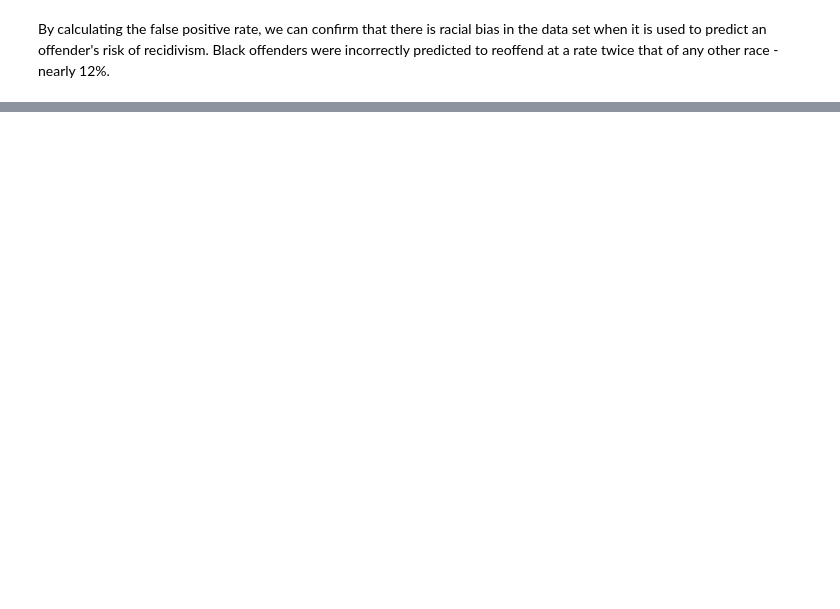
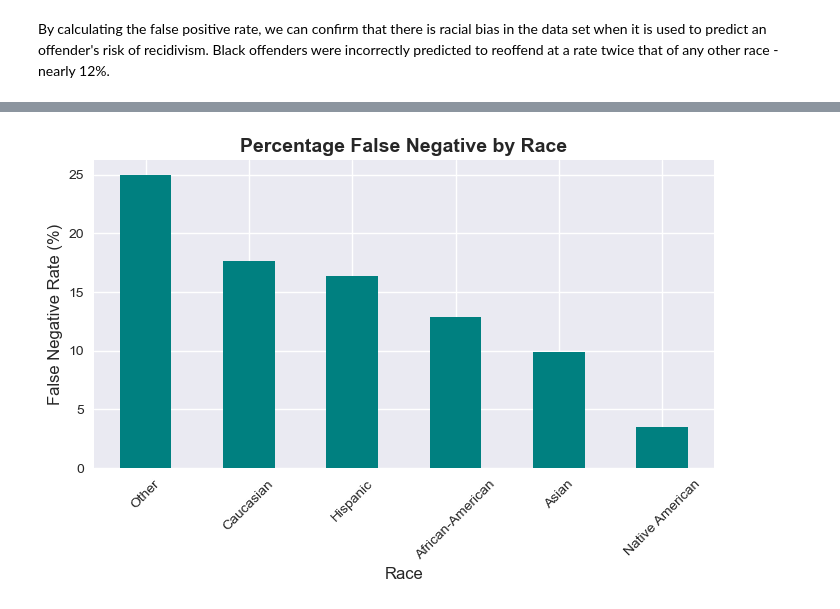
Before and after one commit to chance-roberts/DATA6550-Bias, a Jupyter notebook: Code/Tretter/ProjectCode_Tretter.ipynb, the cells around one changed output, grey strips where cells are left out. Saved outputs shown, nothing was run; the diff lists cells and outputs as text; code cells hidden in the pictures; blank space fills up the shorter version.

```diff
--- a/Code/Tretter/ProjectCode_Tretter.ipynb
+++ b/Code/Tretter/ProjectCode_Tretter.ipynb
@@ -149,2 +149,15 @@ plt.show()
 # %% [markdown]
 By calculating the false positive rate, we can confirm that there is racial bias in the data set when it is used to predict an offender's risk of recidivism. Black offenders were incorrectly predicted to reoffend at a rate twice that of any other race - nearly 12%.
+# %%
+false_negatives = df_recid[(df_recid['score_text'] == 'Low') & (df_recid['is_recid'] == 1)]
+# %%
+# Total predictions by race
+total_predictions_by_race = df_recid['race'].value_counts()
+# %%
+# Count false positives by race
+fn_race_counts = false_negatives['race'].value_counts()
+# %%
+# Calculate false negative rate by race
+fn_rate_by_race = (fn_race_counts / total_predictions_by_race) * 100
+
+fn_rate_by_race
@@ -150,0 +173,10 @@ By calculating the false positive rate, we can confirm that there is racial bias
+# %%
+plt.figure(figsize=(8, 4))
+fn_rate_by_race.sort_values(ascending=False).plot(kind='bar', color='teal')
+plt.xlabel('Race', fontsize=12)
+plt.ylabel('False Negative Rate (%)', fontsize=12)
+plt.xticks(rotation=45)
+plt.title('Percentage False Negative by Race', fontweight='bold', fontsize='14', horizontalalignment='center')
+plt.show()
+# %% [output]
+[figure, added]
```
Also changed, not shown: parts of 3 cells of this notebook, 2 other files.
